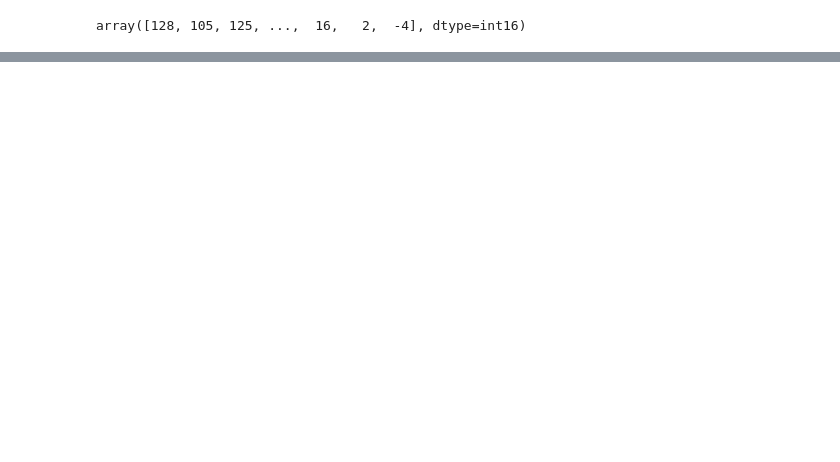
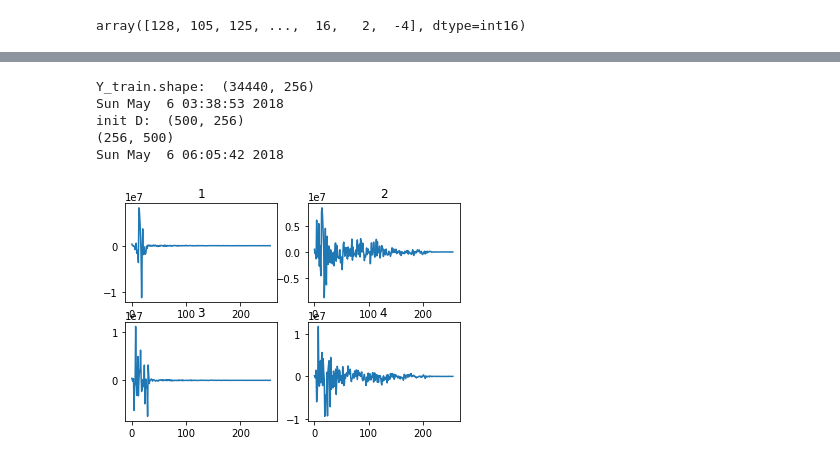
Before and after one commit to XiaotongQiu/Acoustic-Signal-Classification, a Jupyter notebook: ESC50 classification.ipynb, the cells around one changed output, grey strips where cells are left out. Saved outputs shown, nothing was run; the diff lists cells and outputs as text; code cells hidden in the pictures; blank space fills up the shorter version.

Commit message:
train dict.

```diff
--- a/ESC50 classification.ipynb
+++ b/ESC50 classification.ipynb
@@ -34,0 +100,61 @@ plt.show()
+# %%
+n = 40
+
+Y = Generate_Y(X[1],256)
+Y_train = Y[:,0:861*n].T
+print('Y_train.shape: ', Y_train.shape)
+print(time.asctime())
+
+if os.path.exists('./Dict_clapping.npy'):
+    D = np.load('./Dict_clapping.npy')
+    D = D.T
+    print('init D: ', D.shape)
+
+    dict = DictionaryLearning(n_components = 500,max_iter = 3,transform_n_nonzero_coefs=5, n_jobs = 4,
+                              fit_algorithm = 'lars',
+                             transform_algorithm = 'lasso_lars'
+                              , dict_init = D
+                             )
+else:
+    dict = DictionaryLearning(n_components = 500,max_iter = 3,transform_n_nonzero_coefs=5, n_jobs = 4,
+                              fit_algorithm = 'lars',
+                             transform_algorithm = 'lasso_lars'
+                             )
+
+D = dict.fit(Y_train).components_
+D = D.T
+print(D.shape)
+np.save('./Dict_clapping.npy',D)
+print(time.asctime())
+# %% [output]
+Y_train.shape:  (34440, 256)
+Sun May  6 03:38:53 2018
+init D:  (500, 256)
+(256, 500)
+Sun May  6 06:05:42 2018
+# %%
+Y_test = Y[:,0:861]
+omp = OrthogonalMatchingPursuit(n_nonzero_coefs=5)
+omp.fit(D,Y_test)
+coef = omp.coef_
+#idx_r, = coef.nonzero()
+#plt.stem(idx_r, coef[idx_r])
+plt.subplot(221)
+t=coef[0,:]
+yy = np.matmul(D,t)
+plt.plot(yy)
+plt.title('1')
+plt.subplot(222)
+plt.plot(Y_test[:,0])
+plt.title('2')
+plt.subplot(223)
+t=coef[1,:]
+yy = np.matmul(D,t)
+plt.plot(yy)
+plt.title('3')
+plt.subplot(224)
+plt.plot(Y_test[:,1])
+plt.title('4')
+plt.show()
+# %% [output]
+[figure, added]
```
Also changed, not shown: parts of 8 cells of this notebook.
